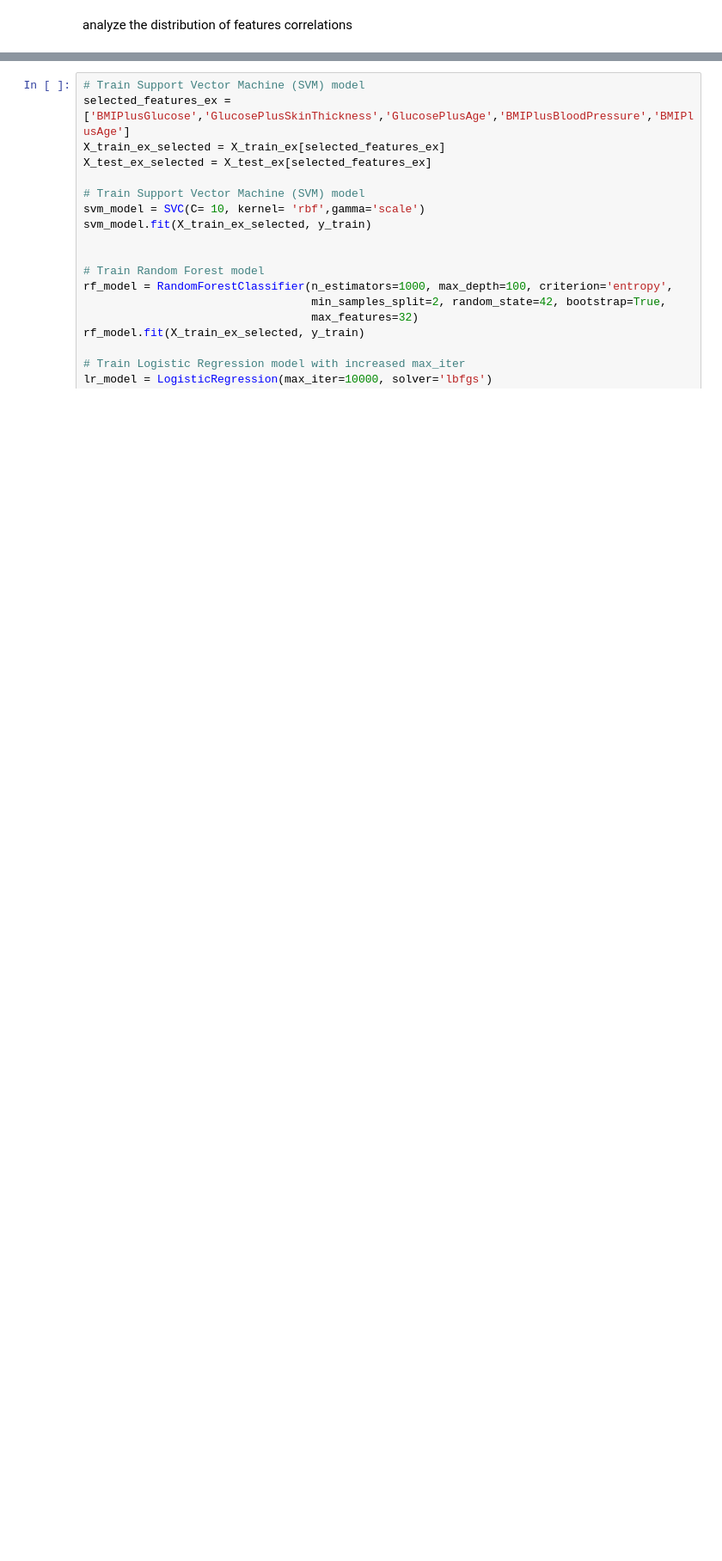
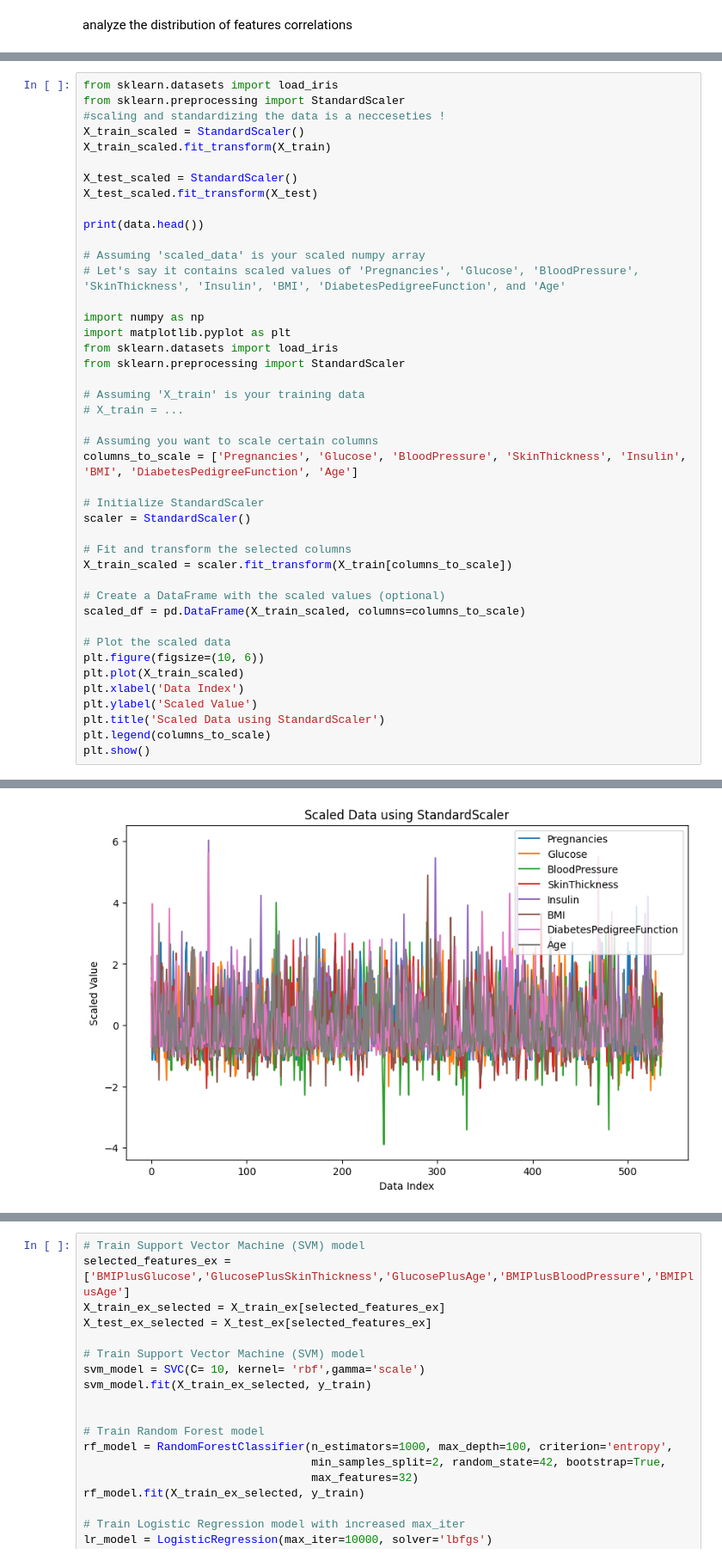
Before and after one commit to energi2er/Diabetes_pima, a Jupyter notebook: diabetes.ipynb, the cells around one changed output, grey strips where cells are left out. Shown at 86% size. Saved outputs shown, nothing was run; the diff lists cells and outputs as text; blank space fills up the shorter version.

Commit message:
review all code and add standardization

```diff
--- a/diabetes.ipynb
+++ b/diabetes.ipynb
@@ -138,0 +173,44 @@ plt.show()
+# %%
+from sklearn.datasets import load_iris
+from sklearn.preprocessing import StandardScaler
+#scaling and standardizing the data is a necceseties !
+X_train_scaled = StandardScaler()
+X_train_scaled.fit_transform(X_train)
+
+X_test_scaled = StandardScaler()
+X_test_scaled.fit_transform(X_test)
+
+print(data.head())
+
+# Assuming 'scaled_data' is your scaled numpy array
+# Let's say it contains scaled values of 'Pregnancies', 'Glucose', 'BloodPressure', 'SkinThickness', 'Insulin', 'BMI', 'DiabetesPedigreeFunction', and 'Age'
+
+import numpy as np
+import matplotlib.pyplot as plt
+from sklearn.datasets import load_iris
+from sklearn.preprocessing import StandardScaler
+
+# Assuming 'X_train' is your training data
+# X_train = ...
+
+# Assuming you want to scale certain columns
+columns_to_scale = ['Pregnancies', 'Glucose', 'BloodPressure', 'SkinThickness', 'Insulin', 'BMI', 'DiabetesPedigreeFunction', 'Age']
+
+# Initialize StandardScaler
+scaler = StandardScaler()
+
+# Fit and transform the selected columns
+X_train_scaled = scaler.fit_transform(X_train[columns_to_scale])
+
+# Create a DataFrame with the scaled values (optional)
+scaled_df = pd.DataFrame(X_train_scaled, columns=columns_to_scale)
+
+# Plot the scaled data
+plt.figure(figsize=(10, 6))
+plt.plot(X_train_scaled)
+plt.xlabel('Data Index')
+plt.ylabel('Scaled Value')
+plt.title('Scaled Data using StandardScaler')
+plt.legend(columns_to_scale)
+plt.show()
+# %% [output]
@@ -139,3 +230,4 @@ plt.show()
+[figure, added]
 # %%
 from sklearn.svm import SVC
 from sklearn.ensemble import RandomForestClassifier
```
Also changed, not shown: parts of 10 cells of this notebook.
